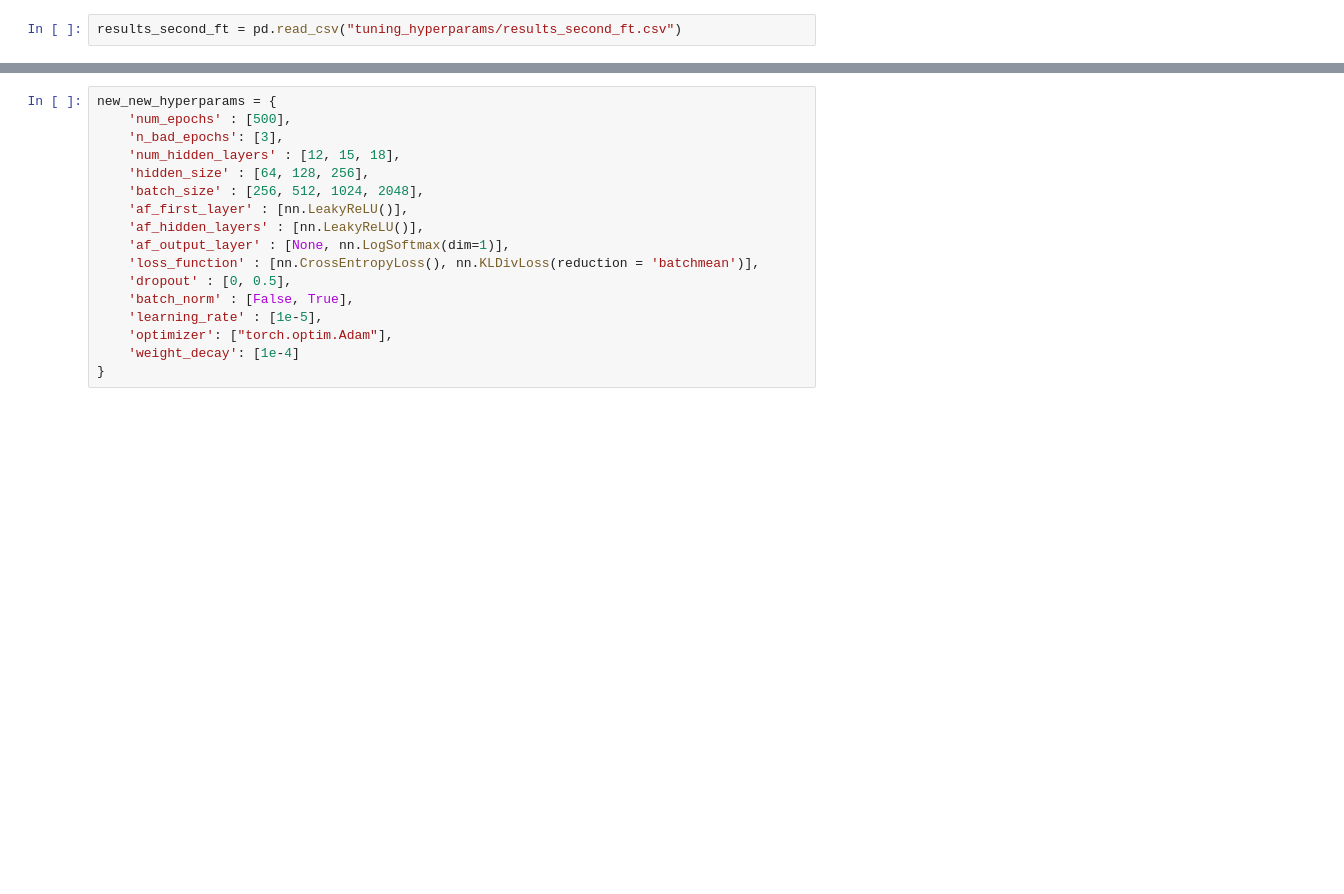
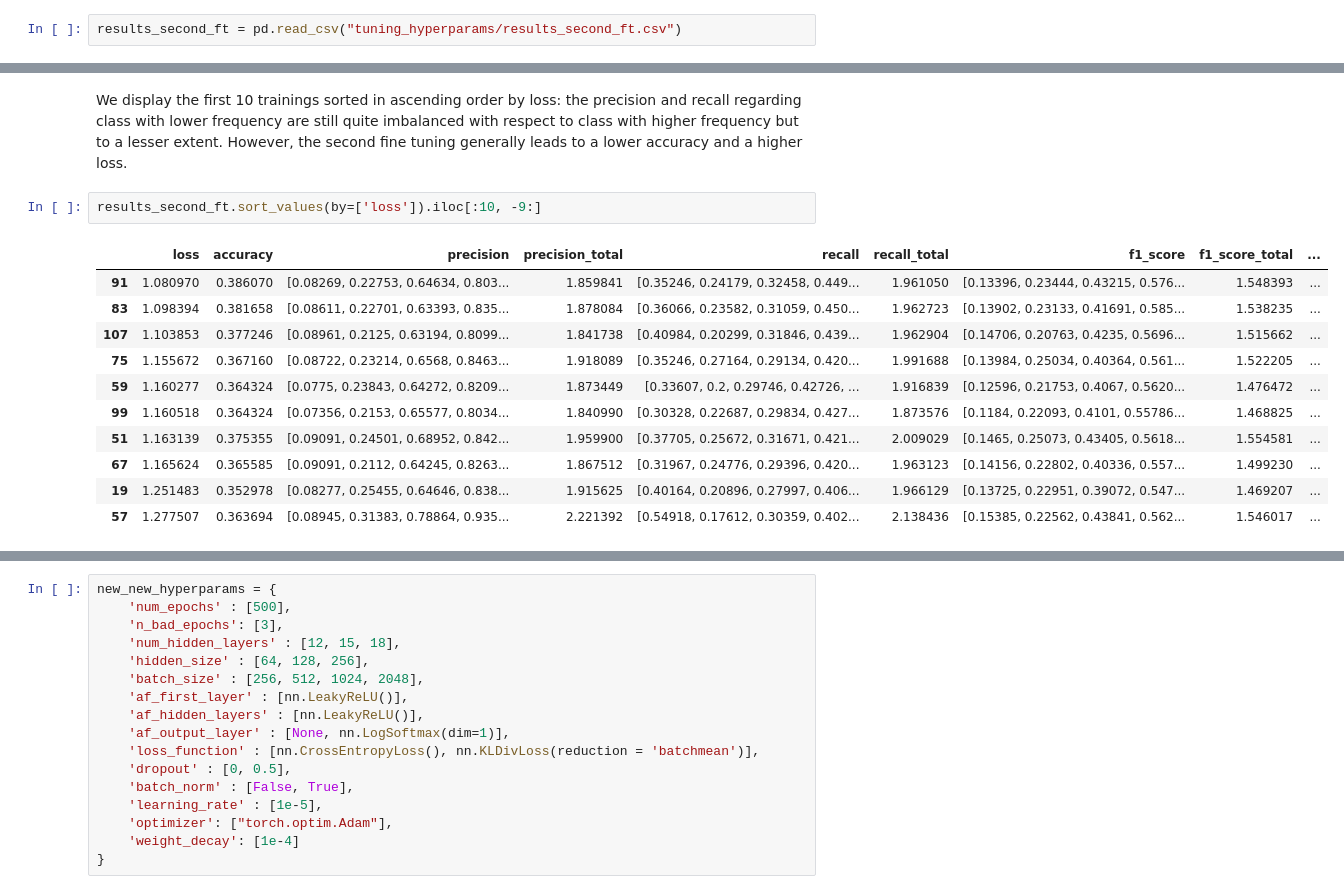
Before and after one commit to MickPerl/DataAnalyticsProject, a Jupyter notebook: NN.ipynb, the cells around one changed output, grey strips where cells are left out. Cells and saved outputs as stored; diff of their text form; blank space fills up the shorter version.

```diff
--- a/NN.ipynb
+++ b/NN.ipynb
@@ -561,0 +616,16 @@ results_second_ft = pd.read_csv("tuning_hyperparams/results_second_ft.csv")
+# %% [markdown]
+We display the first 10 trainings sorted in ascending order by loss: the precision and recall regarding class with lower frequency are still quite imbalanced with respect to class with higher frequency but to a lesser extent. However, the second fine tuning generally leads to a lower accuracy and a higher loss.
+# %%
+results_second_ft.sort_values(by=['loss']).iloc[:10, -9:]
+# %% [output]
+|  | loss | accuracy | precision | precision_total | recall | recall_total | f1_score | f1_score_total | ... |
+| 91 | 1.080970 | 0.386070 | [0.08269, 0.22753, 0.64634, 0.803... | 1.859841 | [0.35246, 0.24179, 0.32458, 0.449... | 1.961050 | [0.13396, 0.23444, 0.43215, 0.576... | 1.548393 | ... |
+| 83 | 1.098394 | 0.381658 | [0.08611, 0.22701, 0.63393, 0.835... | 1.878084 | [0.36066, 0.23582, 0.31059, 0.450... | 1.962723 | [0.13902, 0.23133, 0.41691, 0.585... | 1.538235 | ... |
+| 107 | 1.103853 | 0.377246 | [0.08961, 0.2125, 0.63194, 0.8099... | 1.841738 | [0.40984, 0.20299, 0.31846, 0.439... | 1.962904 | [0.14706, 0.20763, 0.4235, 0.5696... | 1.515662 | ... |
+| 75 | 1.155672 | 0.367160 | [0.08722, 0.23214, 0.6568, 0.8463... | 1.918089 | [0.35246, 0.27164, 0.29134, 0.420... | 1.991688 | [0.13984, 0.25034, 0.40364, 0.561... | 1.522205 | ... |
+| 59 | 1.160277 | 0.364324 | [0.0775, 0.23843, 0.64272, 0.8209... | 1.873449 | [0.33607, 0.2, 0.29746, 0.42726, ... | 1.916839 | [0.12596, 0.21753, 0.4067, 0.5620... | 1.476472 | ... |
+| 99 | 1.160518 | 0.364324 | [0.07356, 0.2153, 0.65577, 0.8034... | 1.840990 | [0.30328, 0.22687, 0.29834, 0.427... | 1.873576 | [0.1184, 0.22093, 0.4101, 0.55786... | 1.468825 | ... |
+| 51 | 1.163139 | 0.375355 | [0.09091, 0.24501, 0.68952, 0.842... | 1.959900 | [0.37705, 0.25672, 0.31671, 0.421... | 2.009029 | [0.1465, 0.25073, 0.43405, 0.5618... | 1.554581 | ... |
+| 67 | 1.165624 | 0.365585 | [0.09091, 0.2112, 0.64245, 0.8263... | 1.867512 | [0.31967, 0.24776, 0.29396, 0.420... | 1.963123 | [0.14156, 0.22802, 0.40336, 0.557... | 1.499230 | ... |
+| 19 | 1.251483 | 0.352978 | [0.08277, 0.25455, 0.64646, 0.838... | 1.915625 | [0.40164, 0.20896, 0.27997, 0.406... | 1.966129 | [0.13725, 0.22951, 0.39072, 0.547... | 1.469207 | ... |
+| 57 | 1.277507 | 0.363694 | [0.08945, 0.31383, 0.78864, 0.935... | 2.221392 | [0.54918, 0.17612, 0.30359, 0.402... | 2.138436 | [0.15385, 0.22562, 0.43841, 0.562... | 1.546017 | ... |
```
Also changed, not shown: parts of 79 cells of this notebook, 12 other files.
